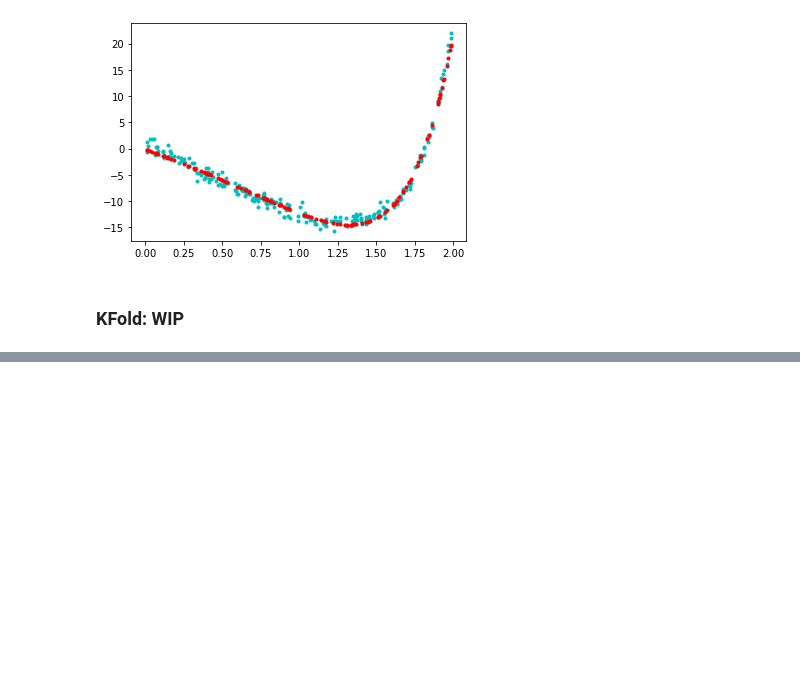
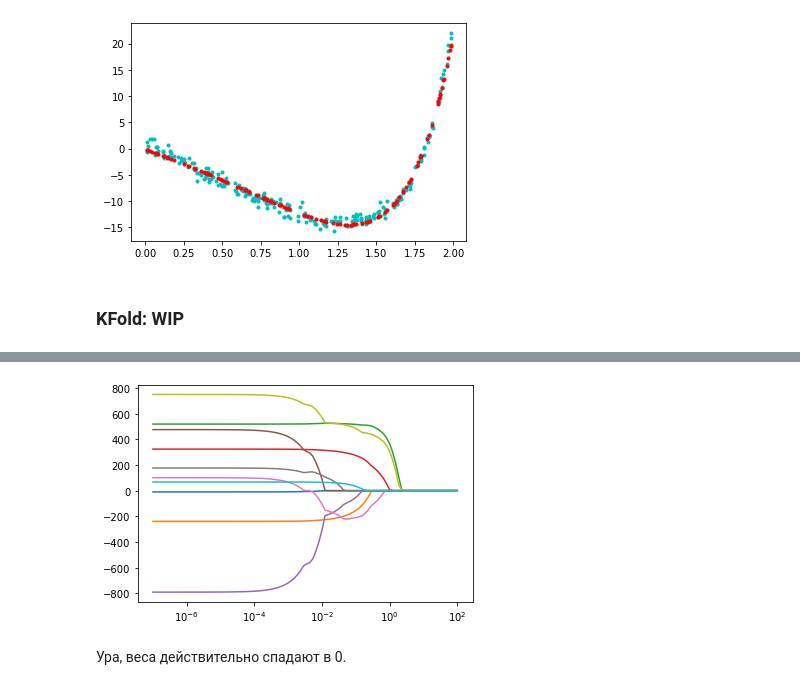
Before and after one commit to Alex2034/CompMath, a Jupyter notebook: A3_HW.ipynb, the cells around one changed output, grey strips where cells are left out. Saved outputs shown, nothing was run; the diff lists cells and outputs as text; code cells hidden in the pictures; blank space fills up the shorter version.

```diff
--- a/A3_HW.ipynb
+++ b/A3_HW.ipynb
@@ -249,0 +284,9 @@ plt.show()
+# %%
+for w in ws.T:
+    plt.plot(alphas, w)
+plt.xscale('log')
+plt.show()
+# %% [output]
+[figure, added]
+# %% [markdown]
+Ура, веса действительно спадают в 0.
```
Also changed, not shown: parts of 19 cells of this notebook.
